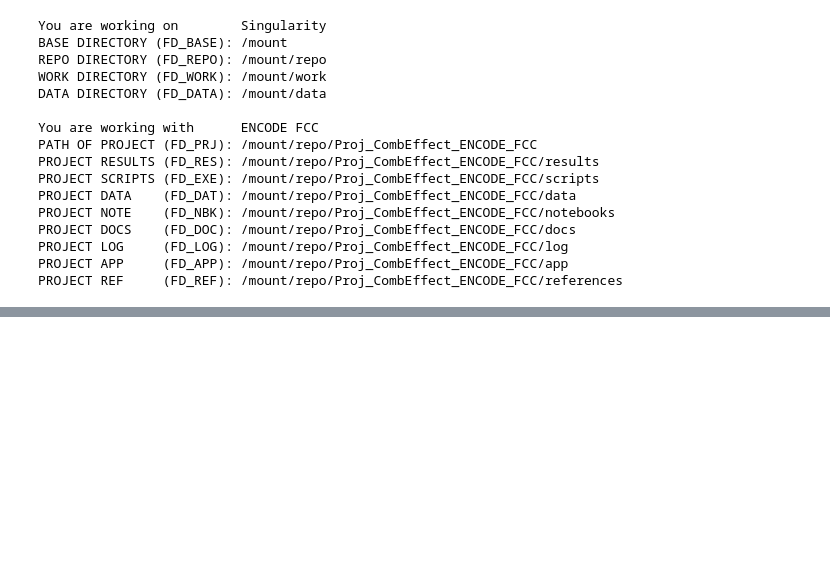
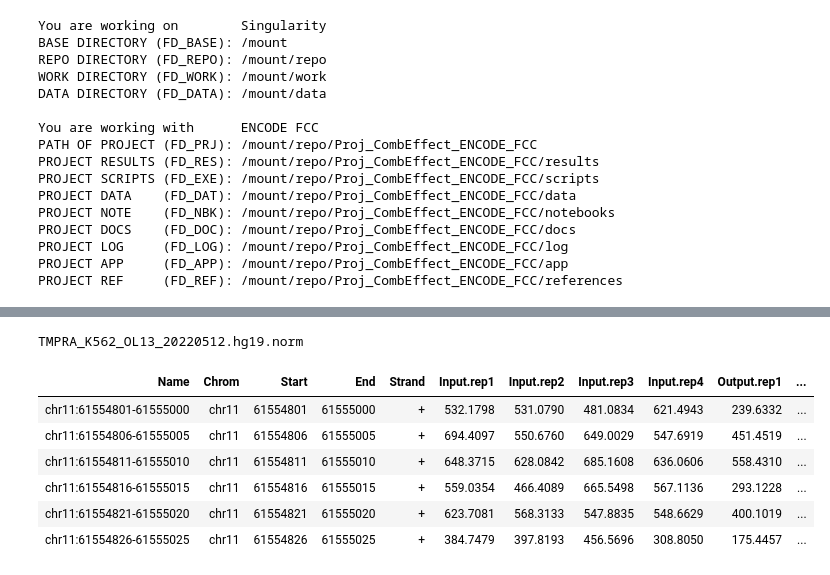
Before and after one commit to ReddyLab/Proj_ENCODE_FCC, a Jupyter notebook: notebooks/02_prepare/fcc_starrmpra_14_convert_table_to_bed_R.ipynb, the cells around one changed output, grey strips where cells are left out. Drawn from its saved outputs; the diff is of its cells as text; code cells hidden in the pictures; blank space fills up the shorter version.

```diff
--- a/notebooks/02_prepare/fcc_starrmpra_14_convert_table_to_bed_R.ipynb
+++ b/notebooks/02_prepare/fcc_starrmpra_14_convert_table_to_bed_R.ipynb
@@ -24,0 +113,15 @@ PROJECT REF     (FD_REF): /mount/repo/Proj_CombEffect_ENCODE_FCC/references
+# %%
+lst = lst_dat_read
+txt = names(lst)[2]
+dat = lst[[txt]]
+cat(txt, "\n")
+fun_display_table(head(dat, 6))
+# %% [output]
+TMPRA_K562_OL13_20220512.hg19.norm
+| Name | Chrom | Start | End | Strand | Input.rep1 | Input.rep2 | Input.rep3 | Input.rep4 | Output.rep1 | ... |
+| chr11:61554801-61555000 | chr11 | 61554801 | 61555000 | + | 532.1798 | 531.0790 | 481.0834 | 621.4943 | 239.6332 | ... |
+| chr11:61554806-61555005 | chr11 | 61554806 | 61555005 | + | 694.4097 | 550.6760 | 649.0029 | 547.6919 | 451.4519 | ... |
+| chr11:61554811-61555010 | chr11 | 61554811 | 61555010 | + | 648.3715 | 628.0842 | 685.1608 | 636.0606 | 558.4310 | ... |
+| chr11:61554816-61555015 | chr11 | 61554816 | 61555015 | + | 559.0354 | 466.4089 | 665.5498 | 567.1136 | 293.1228 | ... |
+| chr11:61554821-61555020 | chr11 | 61554821 | 61555020 | + | 623.7081 | 568.3133 | 547.8835 | 548.6629 | 400.1019 | ... |
+| chr11:61554826-61555025 | chr11 | 61554826 | 61555025 | + | 384.7479 | 397.8193 | 456.5696 | 308.8050 | 175.4457 | ... |
```
Also changed, not shown: parts of 13 cells of this notebook, 19 other files.
